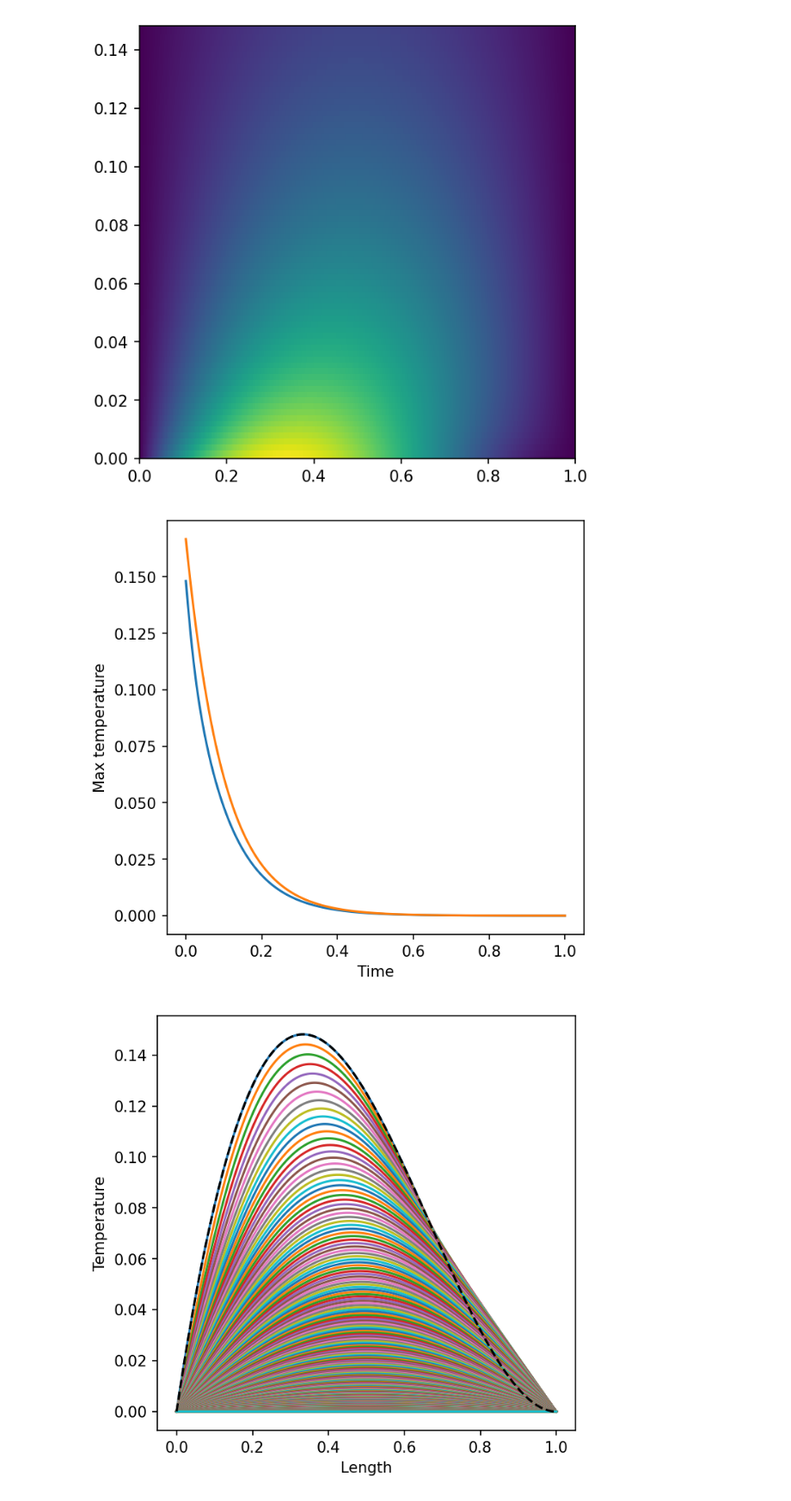
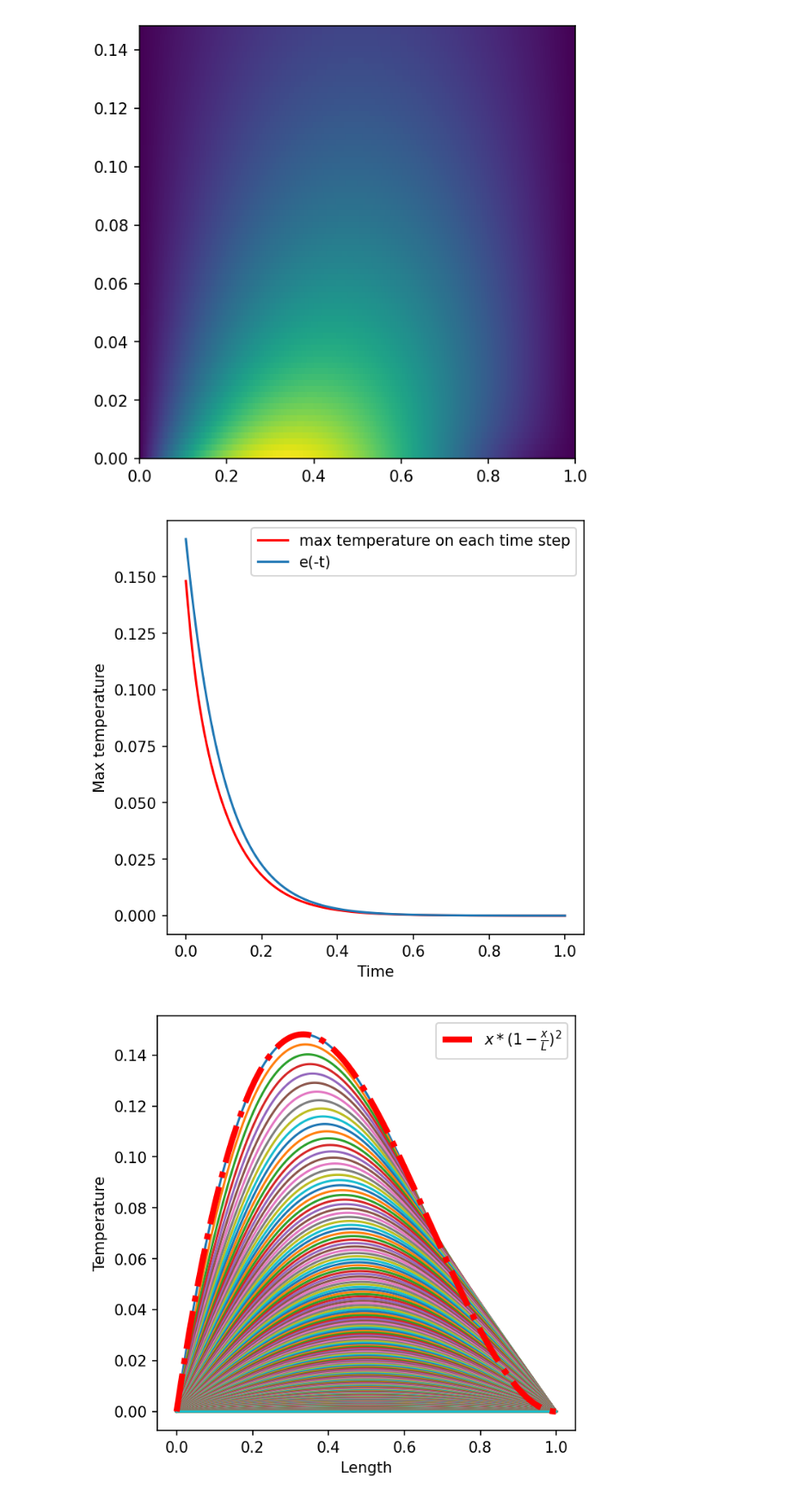
Before and after one commit to dckokis/OVF, a Jupyter notebook: task10/CrankNicolson.ipynb, the cells around one changed output. Shown at 86% size. Saved outputs shown, nothing was run; the diff lists cells and outputs as text; code cells hidden in the pictures.

```diff
--- a/task10/CrankNicolson.ipynb
+++ b/task10/CrankNicolson.ipynb
@@ -51,20 +51,24 @@ plt.show()
 # %%
 max_temps = np.zeros([Nt])
 for i in range(Nt):
 	max_temps[i] = np.max(solution[i][:])
-plt.plot(t, max_temps)
-plt.plot(t, np.exp(-t * 10) / 6)
+plt.plot(t, max_temps, c='r',label='max temperature on each time step')
+plt.plot(t, np.exp(-t * 10) / 6, label='e(-t)')
 plt.xlabel('Time')
 plt.ylabel('Max temperature')
+plt.legend()
 plt.show()
+
 
 fig, ax = plt.subplots()
 for i in range(Nt):
 	ax.plot(x, solution[i][:])
-plt.plot(x, np.vectorize(T0)(x), c='k', linestyle='--')
+
+plt.plot(x, np.vectorize(T0)(x), c='r', linestyle='dashdot', linewidth=4, label=r'$x*(1-\frac{x}{L})^{2}$')
 plt.xlabel('Length')
 plt.ylabel('Temperature')
+plt.legend()
 plt.show()
 # %% [output]
-[figure, old version]
+[figure, new version]
-[figure, old version]
+[figure, new version]
```
